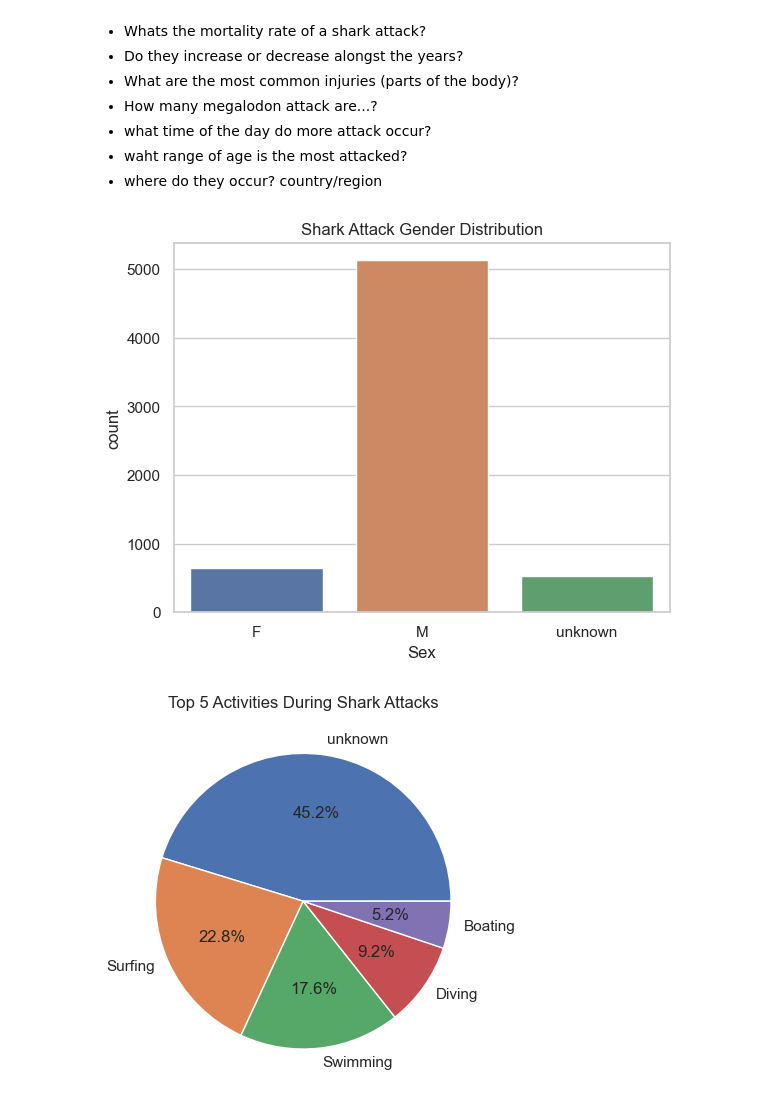
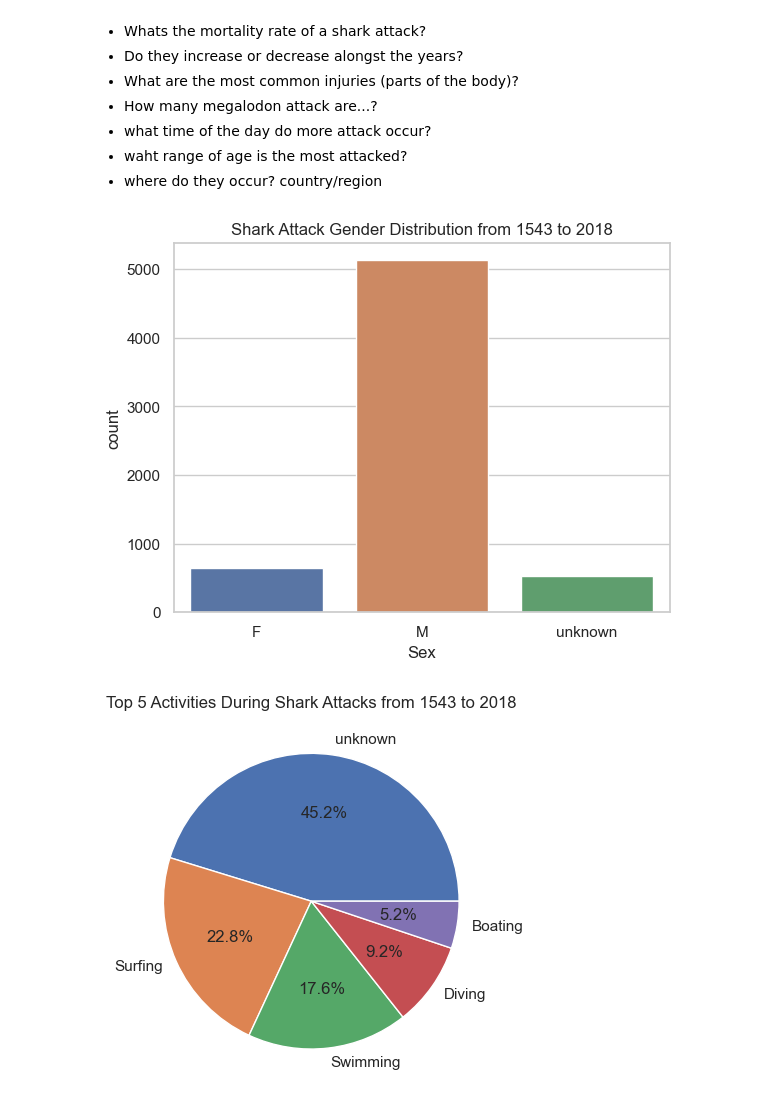
Before and after one commit to UriCVV/data-project-I, a Jupyter notebook: src/visualization.ipynb, the cells around one changed output. Drawn from its saved outputs; the diff is of its cells as text; code cells hidden in the pictures.

```diff
--- a/src/visualization.ipynb
+++ b/src/visualization.ipynb
@@ -27,20 +33,20 @@ df = pd.read_csv("../data/shark_attacks_clean.csv")
 # %%
 # Question 1: Are sharks gender discriminative?
 sns.countplot(x='Sex', data=df)
-plt.title("Shark Attack Gender Distribution")
+plt.title(f"Shark Attack Gender Distribution from {min_year} to {max_year}")
 plt.savefig('../images/shark_attacks_gender.png')
 plt.show()
 # %% [output]
-[figure, old version]
+[figure, new version]
 # %%
 # Question 2: What percentage of the attacks occur when doing activities like boat trips, fishing, surfing...?
 activity_counts = df['Activity'].value_counts().nlargest(5)
 plt.pie(activity_counts, labels=activity_counts.index, autopct='%1.1f%%')
-plt.title("Top 5 Activities During Shark Attacks")
+plt.title(f"Top 5 Activities During Shark Attacks from {min_year} to {max_year}")
 plt.savefig('../images/shark_attacks_per_activity.png')
 plt.show()
 # %% [output]
-[figure, old version]
+[figure, new version]
 # %%
 # Question 3: What's the mortality rate of a shark attack?
 sns.countplot(x='Fatal (Y/N)', data=df)
```
Also changed, not shown: parts of 6 cells of this notebook, 9 other files.
